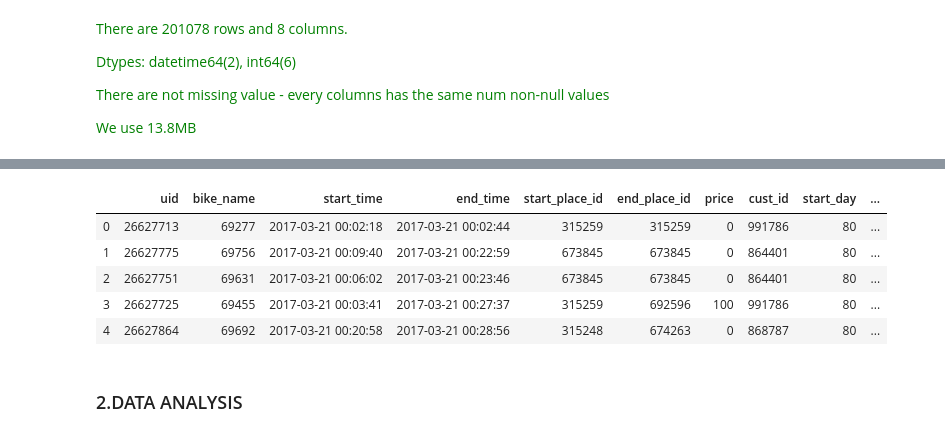
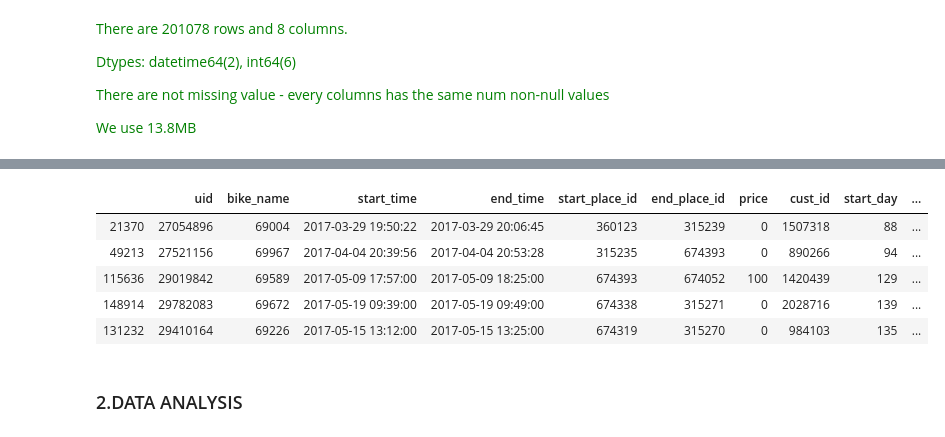
Before and after one commit to KGorczyca/City_bike_Lublin, a Jupyter notebook: PROJEKT.ipynb, the cells around one changed output, grey strips where cells are left out. Cells and saved outputs as stored; diff of their text form; code cells hidden in the pictures.

```diff
--- a/PROJEKT.ipynb
+++ b/PROJEKT.ipynb
@@ -104,26 +108,32 @@ print(city_bike17.isnull().any().any()) #False means that you don't have any non
 False
 # %%
-#create additional TIME columns so it would be easier to manipulate the data
+#Create additional TIME columns so it would be easier to manipulate the data
 
 city_bike17['start_day'] = pd.DatetimeIndex(city_bike17['start_time']).dayofyear
 
 city_bike17['start_month'] = pd.DatetimeIndex(city_bike17['start_time']).month
 
 city_bike17['day_of_month'] = pd.DatetimeIndex(city_bike17['start_time']).day
 
 city_bike17['day_of_week'] = pd.DatetimeIndex(city_bike17['start_time']).dayofweek
 
 
 
-#create additional duration column so it would be easier to manipulate the data
+#Create additional duration column so it would be easier to manipulate the data
 
-city_bike17['duration_min']= city_bike17['end_time']-city_bike17['start_time']
-#city_bike17['duration_min']=pd.to_datetime(city_bike17['duration_min'])
-city_bike17.head()
+city_bike17['duration'] = city_bike17['end_time']-city_bike17['start_time']
+
+city_bike17['duration_sec']= pd.TimedeltaIndex(city_bike17['end_time']-city_bike17['start_time']).seconds
+
+city_bike17['duration_min'] = city_bike17['duration_sec'] / 60
+
+city_bike17['duration_hour'] = city_bike17['duration_sec']/3600
+
+city_bike17.sample(5)
 # %% [output]
 |  | uid | bike_name | start_time | end_time | start_place_id | end_place_id | price | cust_id | start_day | ... |
-| 0 | 26627713 | 69277 | 2017-03-21 00:02:18 | 2017-03-21 00:02:44 | 315259 | 315259 | 0 | 991786 | 80 | ... |
-| 1 | 26627775 | 69756 | 2017-03-21 00:09:40 | 2017-03-21 00:22:59 | 673845 | 673845 | 0 | 864401 | 80 | ... |
-| 2 | 26627751 | 69631 | 2017-03-21 00:06:02 | 2017-03-21 00:23:46 | 673845 | 673845 | 0 | 864401 | 80 | ... |
-| 3 | 26627725 | 69455 | 2017-03-21 00:03:41 | 2017-03-21 00:27:37 | 315259 | 692596 | 100 | 991786 | 80 | ... |
-| 4 | 26627864 | 69692 | 2017-03-21 00:20:58 | 2017-03-21 00:28:56 | 315248 | 674263 | 0 | 868787 | 80 | ... |
+| 21370 | 27054896 | 69004 | 2017-03-29 19:50:22 | 2017-03-29 20:06:45 | 360123 | 315239 | 0 | 1507318 | 88 | ... |
+| 49213 | 27521156 | 69967 | 2017-04-04 20:39:56 | 2017-04-04 20:53:28 | 315235 | 674393 | 0 | 890266 | 94 | ... |
+| 115636 | 29019842 | 69589 | 2017-05-09 17:57:00 | 2017-05-09 18:25:00 | 674393 | 674052 | 100 | 1420439 | 129 | ... |
+| 148914 | 29782083 | 69672 | 2017-05-19 09:39:00 | 2017-05-19 09:49:00 | 674338 | 315271 | 0 | 2028716 | 139 | ... |
+| 131232 | 29410164 | 69226 | 2017-05-15 13:12:00 | 2017-05-15 13:25:00 | 674319 | 315270 | 0 | 984103 | 135 | ... |
```
Also changed, not shown: parts of 23 cells of this notebook.
